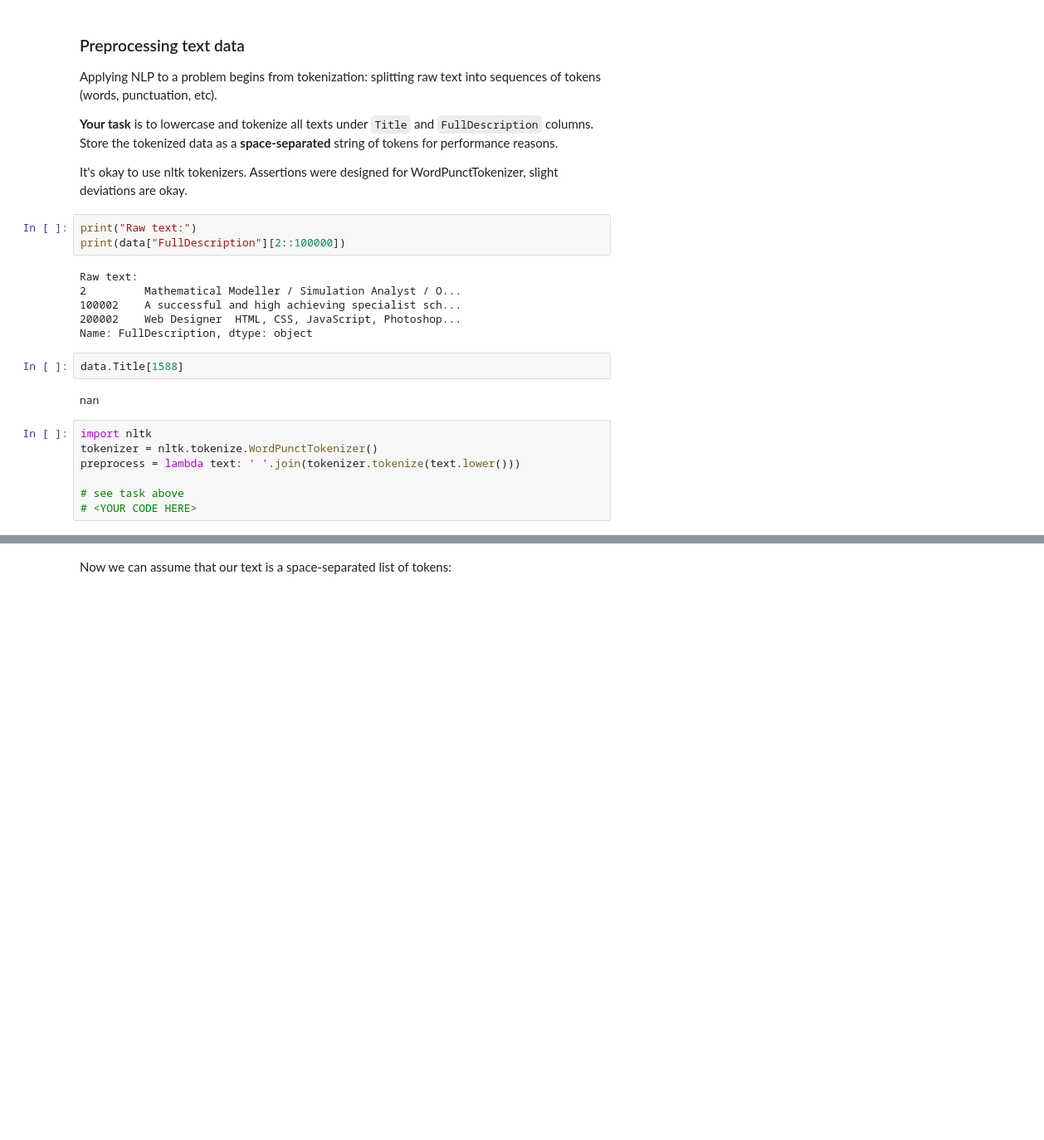
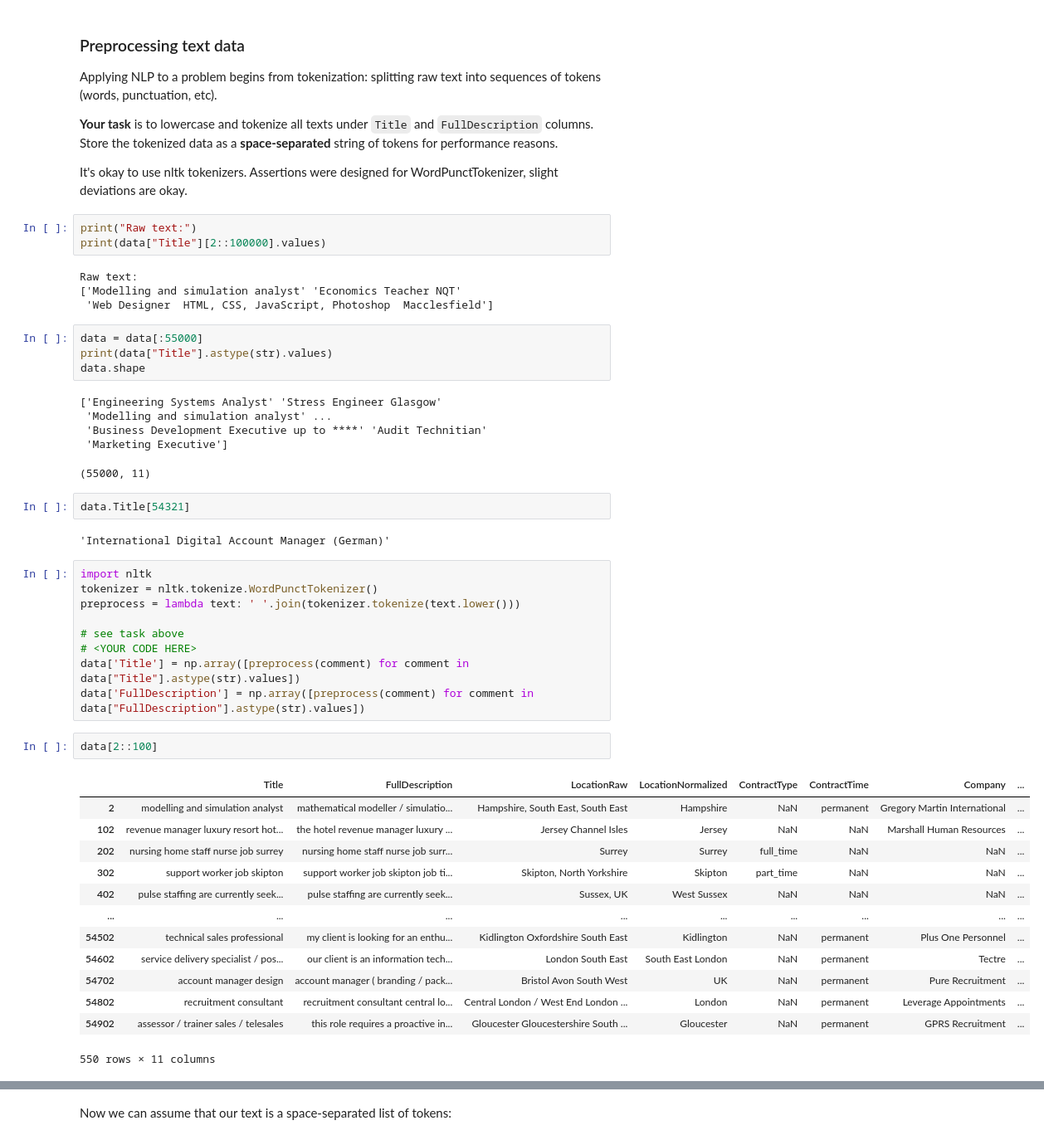
Before and after one commit to ArsenMiq/ACA, a Jupyter notebook: nlp2_homework.ipynb, the cells around one changed output, grey strips where cells are left out. Shown at 83% size. Drawn from its saved outputs; the diff is of its cells as text; blank space fills up the shorter version.

```diff
--- a/nlp2_homework.ipynb
+++ b/nlp2_homework.ipynb
@@ -56,17 +56,25 @@ __Your task__ is to lowercase and tokenize all texts under `Title` and `FullDesc
 It's okay to use nltk tokenizers. Assertions were designed for WordPunctTokenizer, slight deviations are okay.
 # %%
 print("Raw text:")
-print(data["FullDescription"][2::100000])
+print(data["Title"][2::100000].values)
 # %% [output]
 Raw text:
-2         Mathematical Modeller / Simulation Analyst / O...
-100002    A successful and high achieving specialist sch...
-200002    Web Designer  HTML, CSS, JavaScript, Photoshop...
-Name: FullDescription, dtype: object
+['Modelling and simulation analyst' 'Economics Teacher NQT'
+ 'Web Designer  HTML, CSS, JavaScript, Photoshop  Macclesfield']
+# %%
+data = data[:55000]
+print(data["Title"].astype(str).values)
+data.shape
+# %% [output]
+['Engineering Systems Analyst' 'Stress Engineer Glasgow'
+ 'Modelling and simulation analyst' ...
+ 'Business Development Executive up to ****' 'Audit Technitian'
+ 'Marketing Executive']
+(55000, 11)
 # %%
-data.Title[1588]
+data.Title[54321]
 # %% [output]
-nan
+'International Digital Account Manager (German)'
 # %%
 import nltk
 tokenizer = nltk.tokenize.WordPunctTokenizer()
@@ -74,3 +82,21 @@ preprocess = lambda text: ' '.join(tokenizer.tokenize(text.lower()))
 
 # see task above
 # <YOUR CODE HERE>
+data['Title'] = np.array([preprocess(comment) for comment in data["Title"].astype(str).values])
+data['FullDescription'] = np.array([preprocess(comment) for comment in data["FullDescription"].astype(str).values])
+# %%
+data[2::100]
+# %% [output]
+|  | Title | FullDescription | LocationRaw | LocationNormalized | ContractType | ContractTime | Company | ... |
+| 2 | modelling and simulation analyst | mathematical modeller / simulatio... | Hampshire, South East, South East | Hampshire | NaN | permanent | Gregory Martin International | ... |
+| 102 | revenue manager luxury resort hot... | the hotel revenue manager luxury ... | Jersey Channel Isles | Jersey | NaN | NaN | Marshall Human Resources | ... |
+| 202 | nursing home staff nurse job surrey | nursing home staff nurse job surr... | Surrey | Surrey | full_time | NaN | NaN | ... |
+| 302 | support worker job skipton | support worker job skipton job ti... | Skipton, North Yorkshire | Skipton | part_time | NaN | NaN | ... |
+| 402 | pulse staffing are currently seek... | pulse staffing are currently seek... | Sussex, UK | West Sussex | NaN | NaN | NaN | ... |
+| ... | ... | ... | ... | ... | ... | ... | ... | ... |
+| 54502 | technical sales professional | my client is looking for an enthu... | Kidlington Oxfordshire South East | Kidlington | NaN | permanent | Plus One Personnel | ... |
+| 54602 | service delivery specialist / pos... | our client is an information tech... | London South East | South East London | NaN | permanent | Tectre | ... |
+| 54702 | account manager design | account manager ( branding / pack... | Bristol Avon South West | UK | NaN | permanent | Pure Recruitment | ... |
+| 54802 | recruitment consultant | recruitment consultant central lo... | Central London / West End London ... | London | NaN | permanent | Leverage Appointments | ... |
+| 54902 | assessor / trainer sales / telesales | this role requires a proactive in... | Gloucester Gloucestershire South ... | Gloucester | NaN | permanent | GPRS Recruitment | ... |
+550 rows × 11 columns
```
Also changed, not shown: parts of 19 cells of this notebook, 1 other file.
